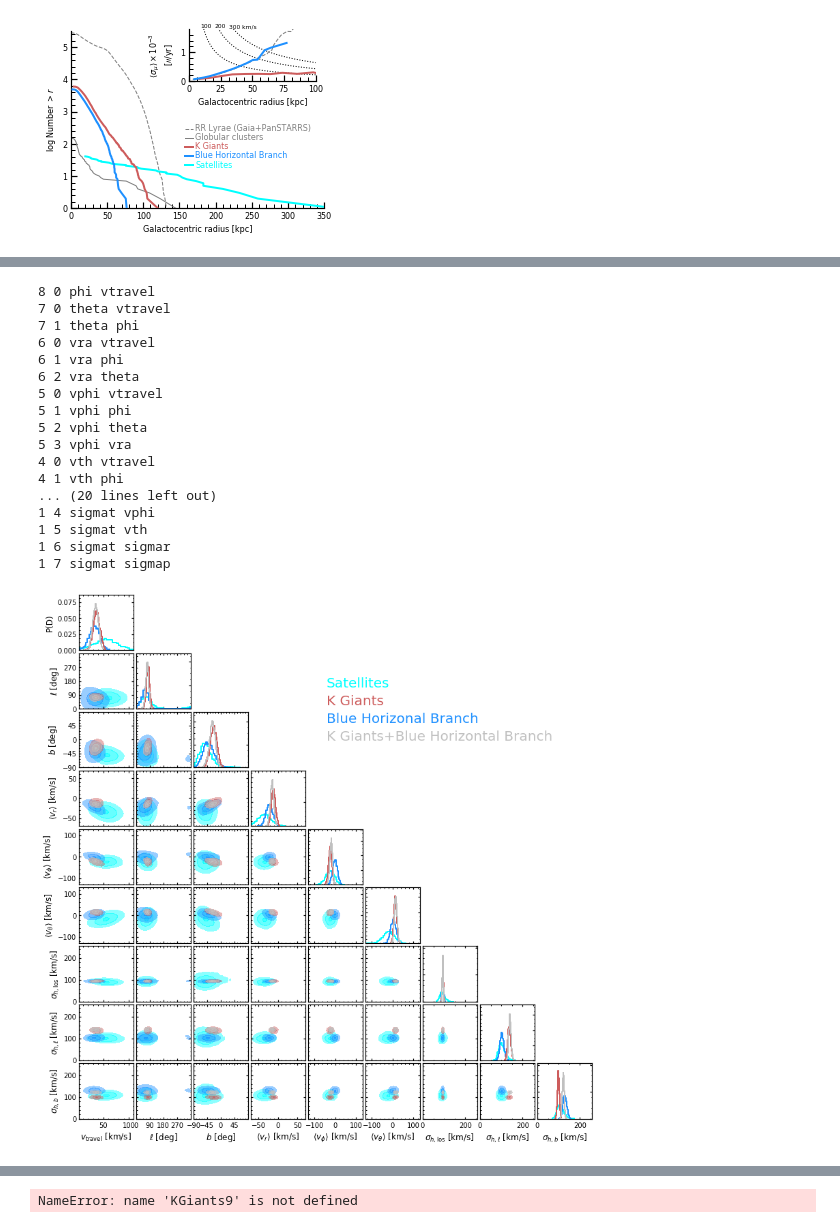
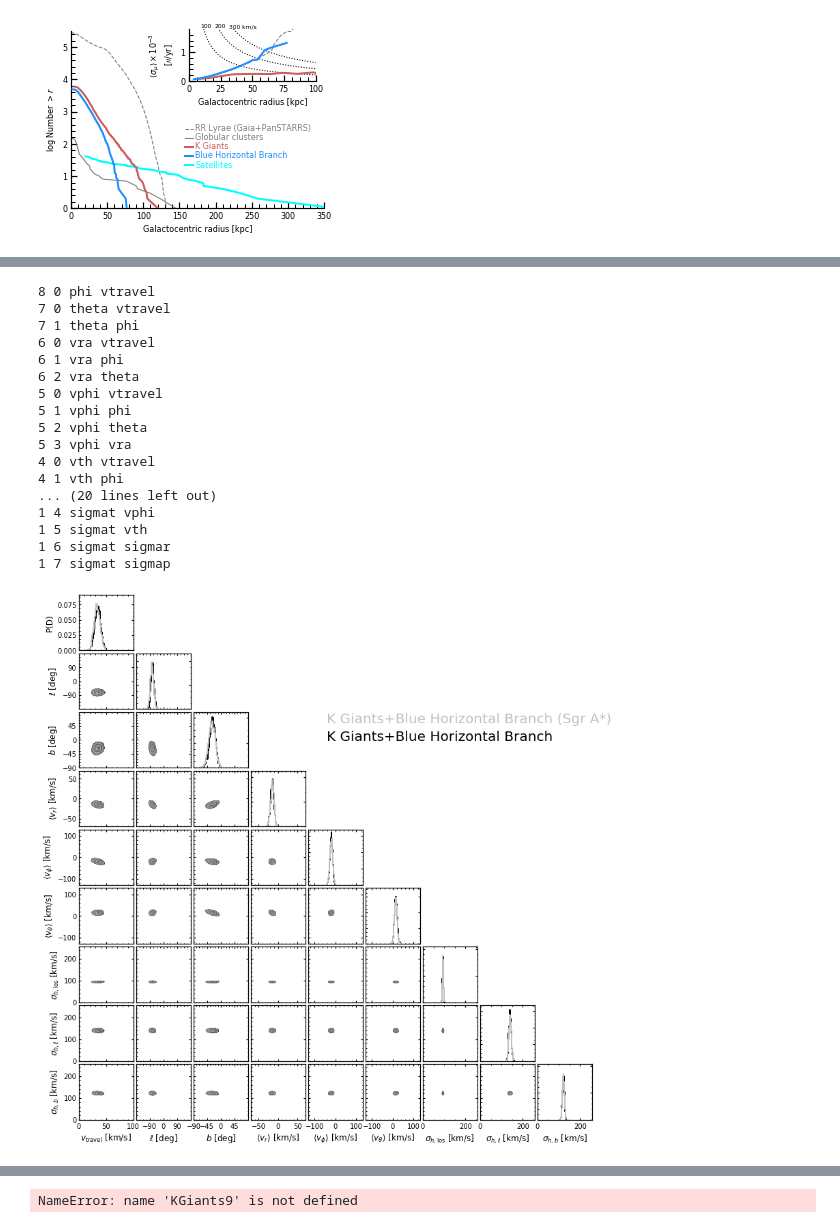
Before and after one commit to michael-petersen/ReflexMotion, a Jupyter notebook: Posterior-Plots.ipynb, the cells around one changed output, grey strips where cells are left out. Saved outputs shown, nothing was run; the diff lists cells and outputs as text; code cells hidden in the pictures.

```diff
--- a/Posterior-Plots.ipynb
+++ b/Posterior-Plots.ipynb
@@ -738,9 +739,10 @@ def make_banana(array1,array2,bounds=[-1,-1,-1,-1],gridsize=128):
     return xx,yy,np.flipud(dens),da*db
 
 
+BHB['phi'][BHB['phi']>180.] -= 360.
 
-plt.scatter(KGiants['phi'],KGiants['theta'],color='black',s=1.)
-xx,yy,dens,dadb = make_banana(KGiants['phi'],KGiants['theta'])
+plt.scatter(BHB['phi'],BHB['theta'],color='black',s=1.)
+xx,yy,dens,dadb = make_banana(BHB['phi'],BHB['theta'])
 plt.contour(xx,yy,dens,5,colors='black')
 # %% [output]
 <matplotlib.contour.QuadContourSet at 0x...>
@@ -814,13 +1002,19 @@ dictnames = [BHB,SAT,KGiants,ALL]
 colorlist = ['dodgerblue','cyan','indianred','silver']
 
 
-dictnames = [SAT,BHB,KGiants,ALL]
-colorlist = ['cyan','dodgerblue','indianred','silver']
+dictnames = [ALL,ALLSgr]
+colorlist = ['black','silver']
+
+for dictval in dictnames:
+    dictval['phi'][dictval['phi']>180.] -= 360.
+    dictval['phi'] *= -1.
+
+
 
 
 # override angular bounddict coordinates to be homogeneous
 bounddict['phi'] = [-180.,180.]
-bounddict['phi'] = [0.,360.]
+#bounddict['phi'] = [0.,360.]
 bounddict['theta'] = [-90.,90]
 bounddict['vra'] = [-70.,70.]
 bounddict['vphi'] = [-130.,130.]
@@ -883,10 +1077,12 @@ for u1i,u1 in enumerate(usecats):
         ax.axis(inbounds)
 
         if (u1=='phi'):
-            ax.set_yticks([0.,90.,180.,270.])
+            #ax.set_yticks([0.,90.,180.,270.])
+            ax.set_yticks([-90.,0.,90.])
 
         if (u2=='phi'):
-            ax.set_xticks([0.,90.,180.,270.])
+            #ax.set_xticks([0.,90.,180.,270.])
+            ax.set_xticks([-90.,0.,90.])
 
         if (u1=='theta'):
             ax.set_yticks([-90.,-45.,0.,45.])
@@ -913,7 +1109,8 @@ for u1i,u1 in enumerate(usecats):
     ax.axis([bounddict[u1][0],bounddict[u1][1],0.,1.2*np.nanmax(B)])
 
     if (u1=='phi'):
-        ax.set_xticks([0.,90.,180.,270.])
+        #ax.set_xticks([0.,90.,180.,270.])
+        ax.set_xticks([-90.,0.,90.])
     if (u1=='theta'):
         ax.set_xticks([-90.,-45.,0.,45.])
 
@@ -928,36 +1125,35 @@ for u1i,u1 in enumerate(usecats):
         ax.set_ylabel('P(D)',size=12)
 
     ax.yaxis.set_ticks_position('both')
     ax.xaxis.set_ticks_position('both')
     ax.tick_params(axis="y",which='both',direction="in")
     ax.tick_params(axis="x",which='both',direction="in",pad=5)
 
 
 tsize = 20
 
-plt.text( 0.5, 0.73, 'K Giants+Blue Horizontal Branch', color='silver',size=tsize,ha='left', va='top', transform=fig.transFigure )
-plt.text( 0.5, 0.76, 'Blue Horizonal Branch', color='dodgerblue',size=tsize,ha='left', va='top', transform=fig.transFigure )
-plt.text( 0.5, 0.79, 'K Giants', color='indianred',size=tsize,ha='left', va='top', transform=fig.transFigure )
-plt.text( 0.5, 0.82, 'Satellites', color='cyan',size=tsize,ha='left', va='top', transform=fig.transFigure )
+plt.text( 0.5, 0.73, 'K Giants+Blue Horizontal Branch', color='black',size=tsize,ha='left', va='top', transform=fig.transFigure )
+plt.text( 0.5, 0.76, 'K Giants+Blue Horizontal Branch (Sgr A*)', color='silver',size=tsize,ha='left', va='top', transform=fig.transFigure )
+
 
 #plt.savefig('figures/suppFigure_filtered.png',dpi=300)
-plt.savefig('figures/suppFigure_minimum_mcconnachie_40_all.png',dpi=300)
+plt.savefig('figures/suppFigure_sgr_compare.png',dpi=300)
 # %% [output]
 8 0 phi vtravel
 7 0 theta vtravel
 7 1 theta phi
 6 0 vra vtravel
 6 1 vra phi
 6 2 vra theta
 5 0 vphi vtravel
 5 1 vphi phi
 5 2 vphi theta
 5 3 vphi vra
 4 0 vth vtravel
 4 1 vth phi
 ... (20 lines left out)
 1 4 sigmat vphi
 1 5 sigmat vth
 1 6 sigmat sigmar
 1 7 sigmat sigmap
-[figure, old version]
+[figure, new version]
```
Also changed, not shown: parts of 9 cells of this notebook, 19 other files.
